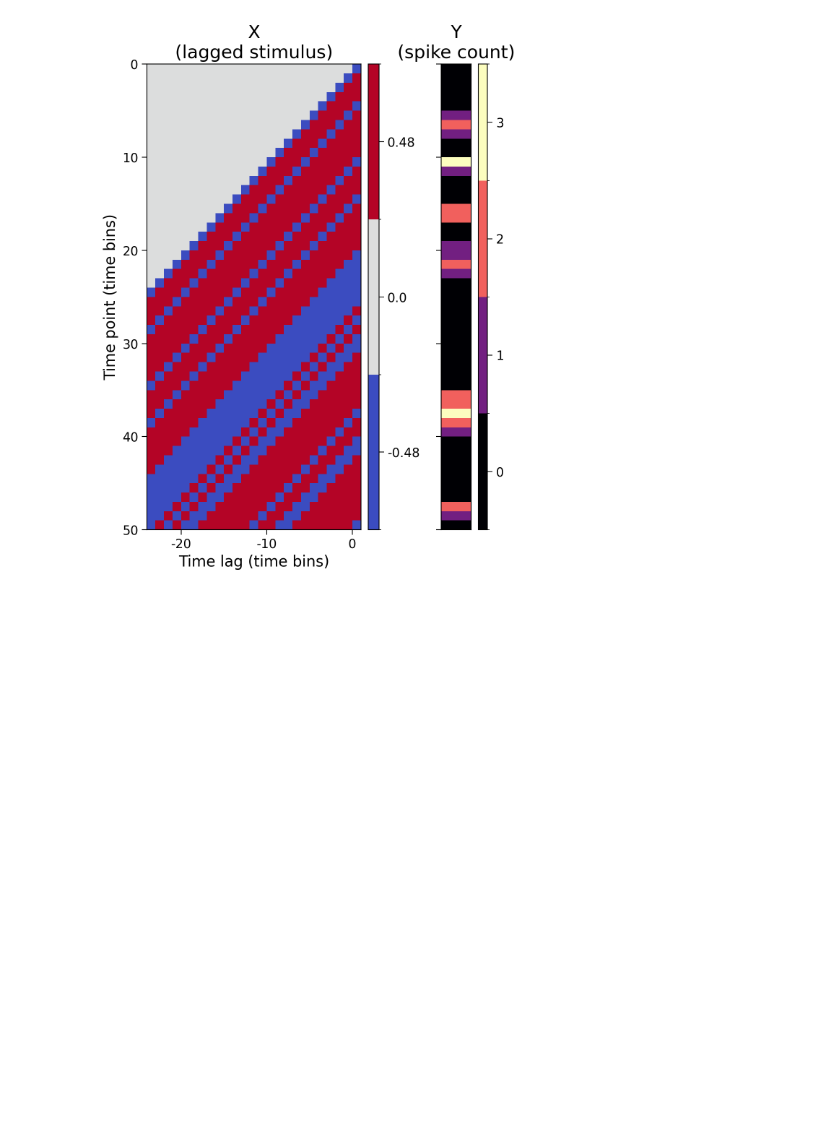
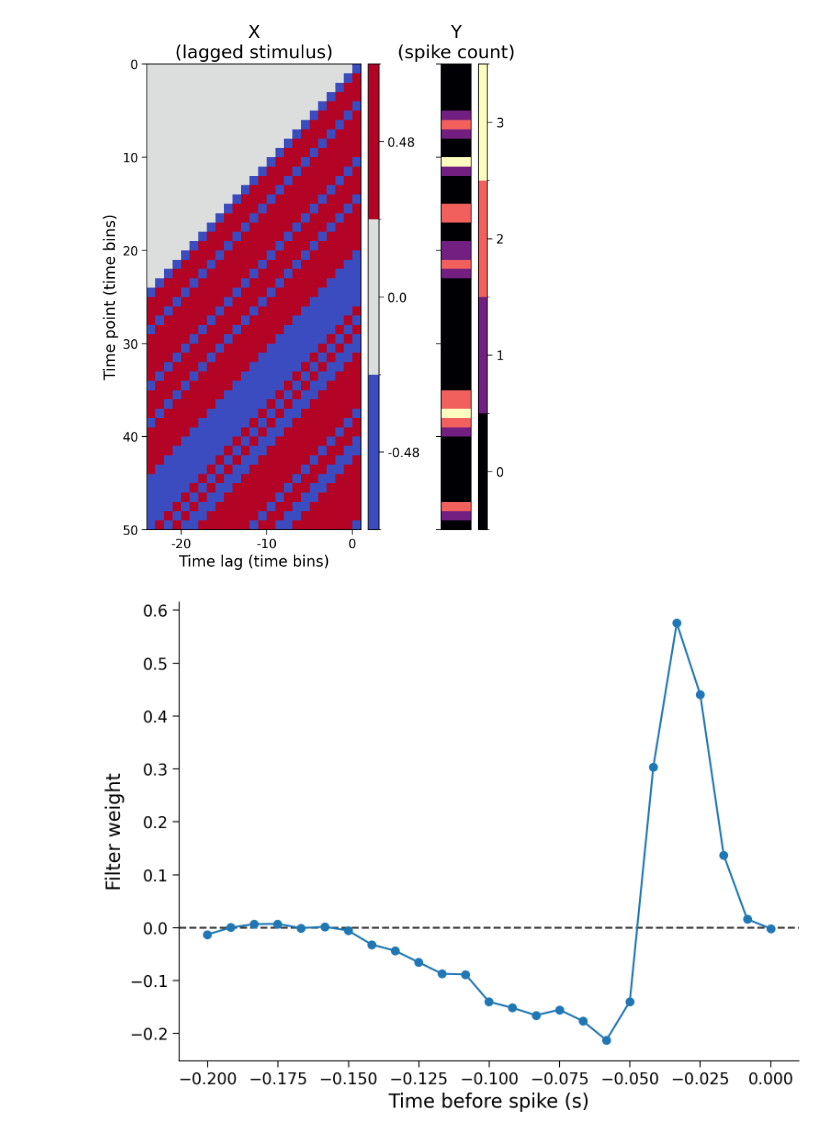
Before and after one commit to SanD94/neuromatch-2025, a Jupyter notebook: ml/glm.ipynb, the cells around one changed output. Saved outputs shown, nothing was run; the diff lists cells and outputs as text; code cells hidden in the pictures; blank space fills up the shorter version.

```diff
--- a/ml/glm.ipynb
+++ b/ml/glm.ipynb
@@ -171,6 +245,36 @@ if not os.path.isfile(fname):
     else:
       with open(fname, "wb") as fid:
         fid.write(r.content)
+# %%
+#@title Data retrieval and loading
+import os
+import requests
+import hashlib
+
+url = "https://osf.io/r9gh8/download"
+fname = "../data/W1D4_steinmetz_data.npz"
+expected_md5 = "d19716354fed0981267456b80db07ea8"
+
+if not os.path.isfile(fname):
+  try:
+    r = requests.get(url)
+  except requests.ConnectionError:
+    print("!!! Failed to download data !!!")
+  else:
+    if r.status_code != requests.codes.ok:
+      print("!!! Failed to download data !!!")
+    elif hashlib.md5(r.content).hexdigest() != expected_md5:
+      print("!!! Data download appears corrupted !!!")
+    else:
+      with open(fname, "wb") as fid:
+        fid.write(r.content)
+
+def load_steinmetz_data(data_fname=fname):
+
+  with np.load(data_fname) as dobj:
+    data = dict(**dobj)
+
+  return data
 # %% [markdown]
 #### Load Data
 # %%
@@ -226,3 +330,16 @@ X = make_design_matrix(stim)
 plot_glm_matrices(X, spikes, nt=50)
 # %% [output]
 [figure]
+# %%
+# Build the full design matrix
+y = spikes
+constant = np.ones_like(y)
+X = np.column_stack([constant, make_design_matrix(stim)])
+
+# Get the MLE weights for the LG model
+theta = np.linalg.inv(X.T @ X) @ X.T @ y
+theta_lg = theta[1:]
+# %%
+plot_spike_filter(theta_lg, dt_stim)
+# %% [output]
+[figure, added]
```
Also changed, not shown: parts of 23 cells of this notebook.
